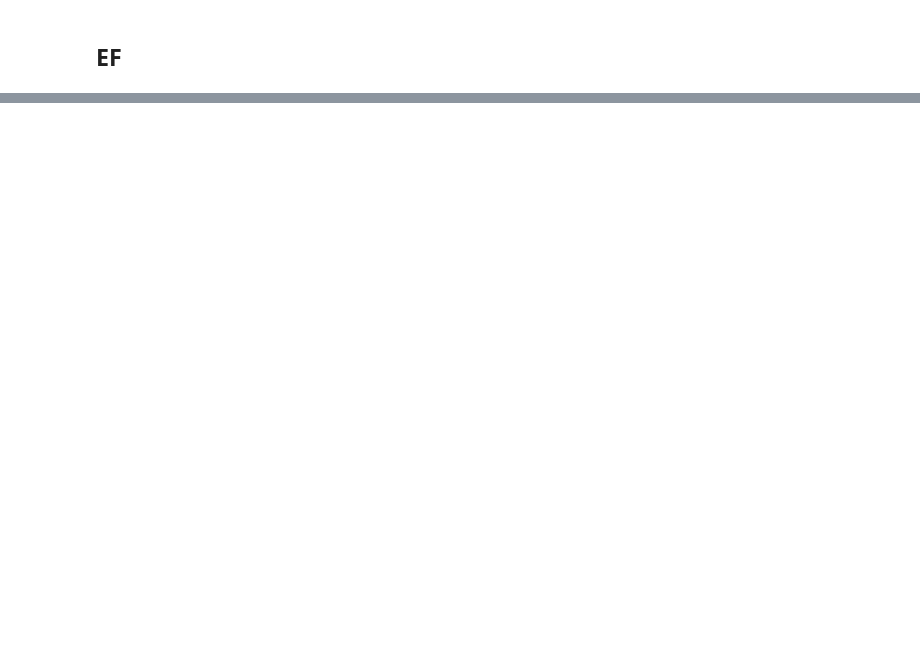
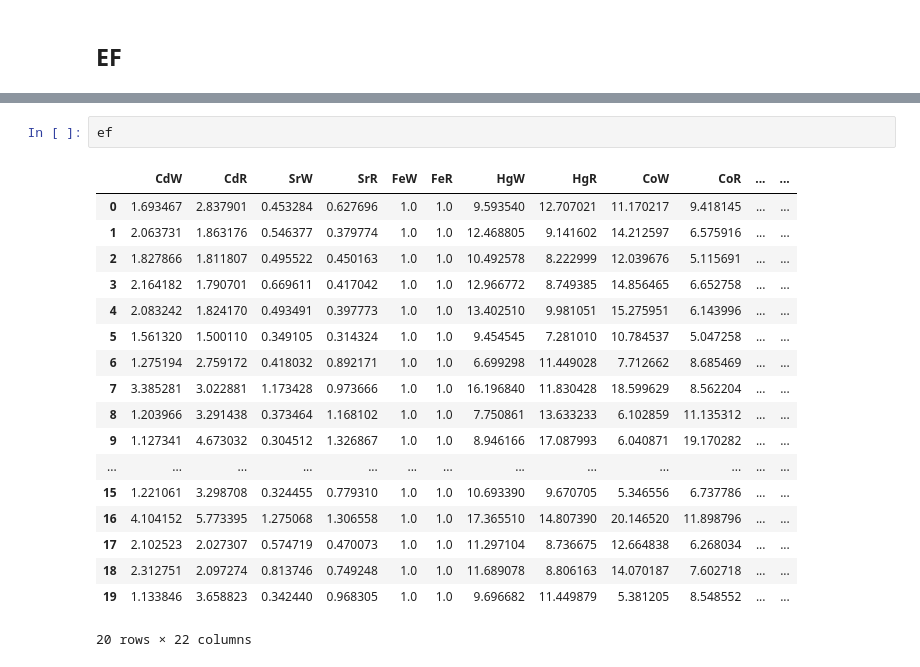
Before and after one commit to rakibhhridoy/OnGoingStudy, a Jupyter notebook: MPhil/Pollution Indices.ipynb, the cells around one changed output, grey strips where cells are left out. Cells and saved outputs as stored; diff of their text form; blank space fills up the shorter version.

```diff
--- a/MPhil/Pollution Indices.ipynb
+++ b/MPhil/Pollution Indices.ipynb
@@ -996,0 +1027,21 @@ while i < len(df["CrW"]):
+# %%
+ef
+# %% [output]
+|  | CdW | CdR | SrW | SrR | FeW | FeR | HgW | HgR | CoW | CoR | ... | ... |
+| 0 | 1.693467 | 2.837901 | 0.453284 | 0.627696 | 1.0 | 1.0 | 9.593540 | 12.707021 | 11.170217 | 9.418145 | ... | ... |
+| 1 | 2.063731 | 1.863176 | 0.546377 | 0.379774 | 1.0 | 1.0 | 12.468805 | 9.141602 | 14.212597 | 6.575916 | ... | ... |
+| 2 | 1.827866 | 1.811807 | 0.495522 | 0.450163 | 1.0 | 1.0 | 10.492578 | 8.222999 | 12.039676 | 5.115691 | ... | ... |
+| 3 | 2.164182 | 1.790701 | 0.669611 | 0.417042 | 1.0 | 1.0 | 12.966772 | 8.749385 | 14.856465 | 6.652758 | ... | ... |
+| 4 | 2.083242 | 1.824170 | 0.493491 | 0.397773 | 1.0 | 1.0 | 13.402510 | 9.981051 | 15.275951 | 6.143996 | ... | ... |
+| 5 | 1.561320 | 1.500110 | 0.349105 | 0.314324 | 1.0 | 1.0 | 9.454545 | 7.281010 | 10.784537 | 5.047258 | ... | ... |
+| 6 | 1.275194 | 2.759172 | 0.418032 | 0.892171 | 1.0 | 1.0 | 6.699298 | 11.449028 | 7.712662 | 8.685469 | ... | ... |
+| 7 | 3.385281 | 3.022881 | 1.173428 | 0.973666 | 1.0 | 1.0 | 16.196840 | 11.830428 | 18.599629 | 8.562204 | ... | ... |
+| 8 | 1.203966 | 3.291438 | 0.373464 | 1.168102 | 1.0 | 1.0 | 7.750861 | 13.633233 | 6.102859 | 11.135312 | ... | ... |
+| 9 | 1.127341 | 4.673032 | 0.304512 | 1.326867 | 1.0 | 1.0 | 8.946166 | 17.087993 | 6.040871 | 19.170282 | ... | ... |
+| ... | ... | ... | ... | ... | ... | ... | ... | ... | ... | ... | ... | ... |
+| 15 | 1.221061 | 3.298708 | 0.324455 | 0.779310 | 1.0 | 1.0 | 10.693390 | 9.670705 | 5.346556 | 6.737786 | ... | ... |
+| 16 | 4.104152 | 5.773395 | 1.275068 | 1.306558 | 1.0 | 1.0 | 17.365510 | 14.807390 | 20.146520 | 11.898796 | ... | ... |
+| 17 | 2.102523 | 2.027307 | 0.574719 | 0.470073 | 1.0 | 1.0 | 11.297104 | 8.736675 | 12.664838 | 6.268034 | ... | ... |
+| 18 | 2.312751 | 2.097274 | 0.813746 | 0.749248 | 1.0 | 1.0 | 11.689078 | 8.806163 | 14.070187 | 7.602718 | ... | ... |
+| 19 | 1.133846 | 3.658823 | 0.342440 | 0.968305 | 1.0 | 1.0 | 9.696682 | 11.449879 | 5.381205 | 8.548552 | ... | ... |
+20 rows × 22 columns
```
Also changed, not shown: parts of 16 cells of this notebook, 3 other files.
